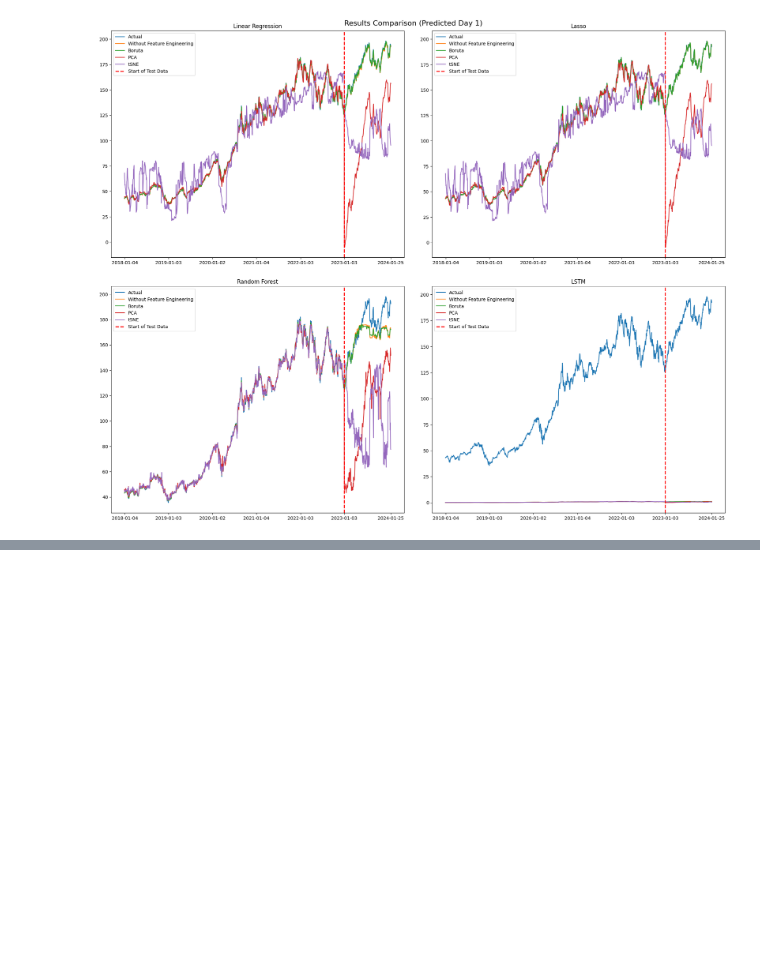
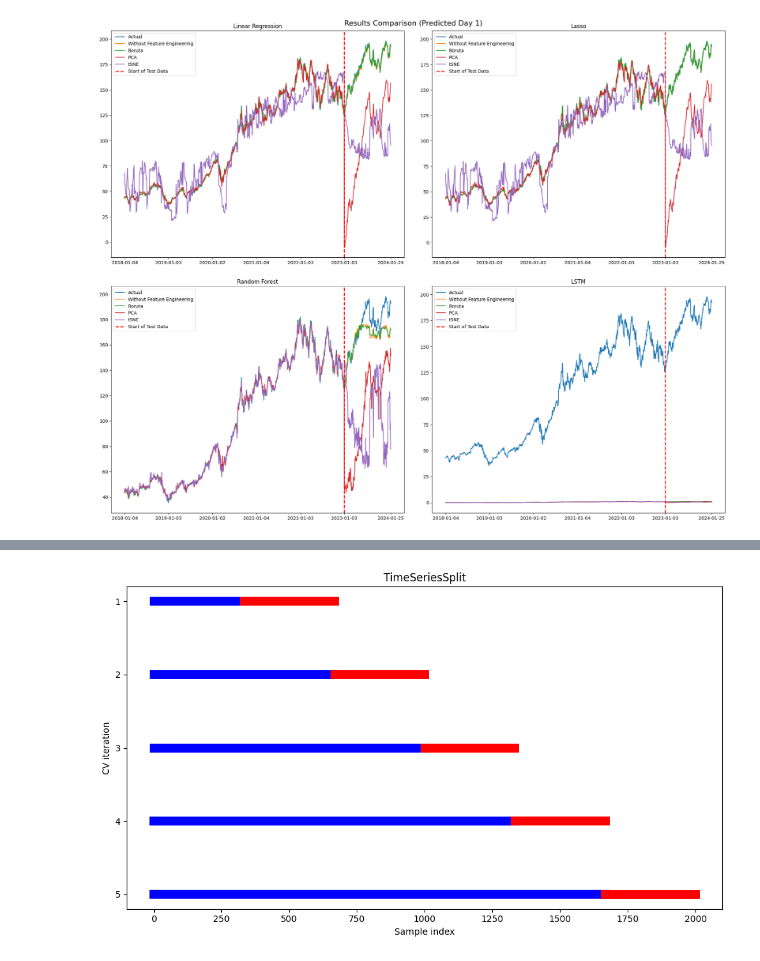
Before and after one commit to QinglinGou/DS5500_Stock_price_prediction, a Jupyter notebook: model_selection.ipynb, the cells around one changed output, grey strips where cells are left out. Cells and saved outputs as stored; diff of their text form; code cells hidden in the pictures; blank space fills up the shorter version.

```diff
--- a/model_selection.ipynb
+++ b/model_selection.ipynb
@@ -356,0 +704,32 @@ plt.show()
+# %%
+import matplotlib.pyplot as plt
+from sklearn.model_selection import TimeSeriesSplit
+import numpy as np
+
+# Create a time series dataset
+data = np.arange(2000)
+
+# Set up the TimeSeriesSplit
+tscv = TimeSeriesSplit(n_splits=5)
+
+# Plot the splits
+fig, ax = plt.subplots(figsize=(10, 6))
+for i, (train, test) in enumerate(tscv.split(data), start=1):
+    # Plot training indices
+    ax.plot(train, [i] * len(train), 'b', linewidth=10, label='Training set' if i == 1 else "")
+    # Plot testing indices
+    ax.plot(test, [i] * len(test), 'r', linewidth=10, label='Testing set' if i == 1 else "")
+
+# Formatting the plot
+ax.invert_yaxis()  # Reverse the y-axis to count folds from top to bottom
+#ax.set_xlim([0, data[-1]])  # Set the limit of x-axis to start at 0 and end at the last index of the data
+ax.set_xlabel('Sample index')
+ax.set_ylabel('CV iteration')
+ax.set_yticks(range(1, 6))
+ax.set_title('TimeSeriesSplit')
+
+# Display the plot
+plt.tight_layout()
+plt.show()
+# %% [output]
+[figure, added]
```
Also changed, not shown: parts of 17 cells of this notebook, 12 other files.
